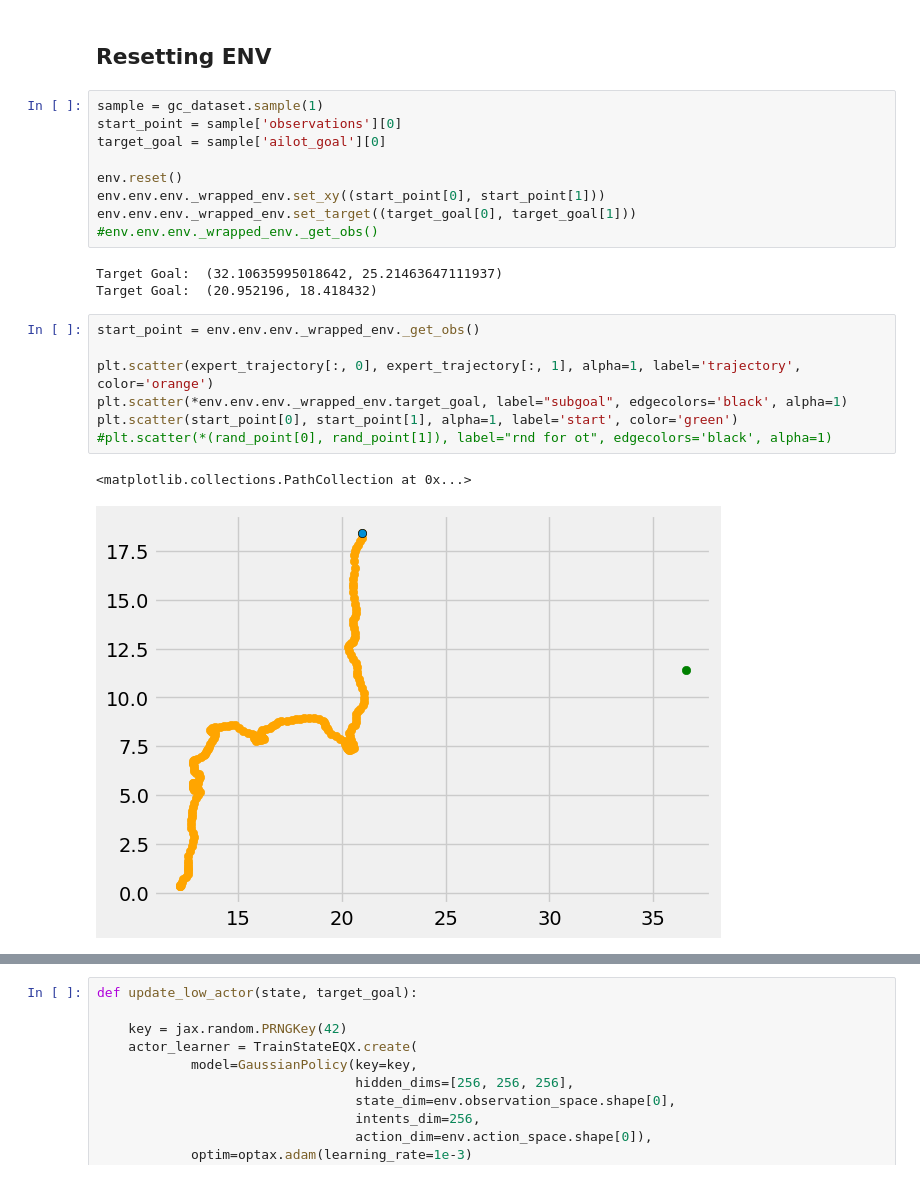
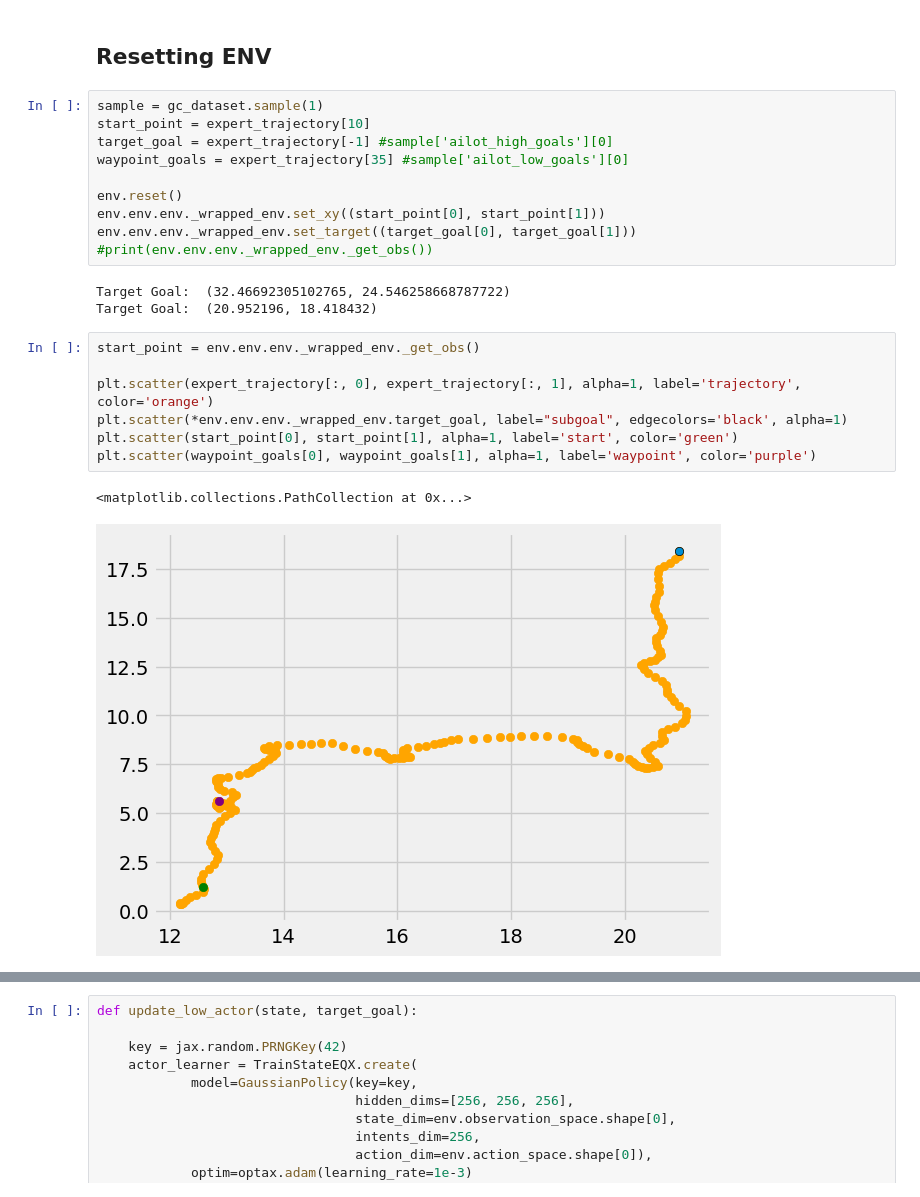
Before and after one commit to skylooop/AILOT, a Jupyter notebook: notebooks/D4RL_viz.ipynb, the cells around one changed output, grey strips where cells are left out. Cells and saved outputs as stored; diff of their text form.

```diff
--- a/notebooks/D4RL_viz.ipynb
+++ b/notebooks/D4RL_viz.ipynb
@@ -689,24 +705,25 @@ Array([-0.5391884 , -1.1895069 ,  0.19546402, -0.06032676,  0.8008895 ,
 ## Resetting ENV
 # %%
 sample = gc_dataset.sample(1)
-start_point = sample['observations'][0]
-target_goal = sample['ailot_goal'][0]
+start_point = expert_trajectory[10]
+target_goal = expert_trajectory[-1] #sample['ailot_high_goals'][0]
+waypoint_goals = expert_trajectory[35] #sample['ailot_low_goals'][0]
 
 env.reset()
 env.env.env._wrapped_env.set_xy((start_point[0], start_point[1]))
 env.env.env._wrapped_env.set_target((target_goal[0], target_goal[1]))
-#env.env.env._wrapped_env._get_obs()
+#print(env.env.env._wrapped_env._get_obs())
 # %% [output]
-Target Goal:  (32.10635995018642, 25.21463647111937)
+Target Goal:  (32.46692305102765, 24.546258668787722)
 Target Goal:  (20.952196, 18.418432)
 # %%
 start_point = env.env.env._wrapped_env._get_obs()
 
 plt.scatter(expert_trajectory[:, 0], expert_trajectory[:, 1], alpha=1, label='trajectory', color='orange')
 plt.scatter(*env.env.env._wrapped_env.target_goal, label="subgoal", edgecolors='black', alpha=1)
 plt.scatter(start_point[0], start_point[1], alpha=1, label='start', color='green')
-#plt.scatter(*(rand_point[0], rand_point[1]), label="rnd for ot", edgecolors='black', alpha=1)
+plt.scatter(waypoint_goals[0], waypoint_goals[1], alpha=1, label='waypoint', color='purple')
 # %% [output]
 <matplotlib.collections.PathCollection at 0x...>
-[figure, old version]
+[figure, new version]
 # %%
```
Also changed, not shown: parts of 26 cells of this notebook, 3 other files.
